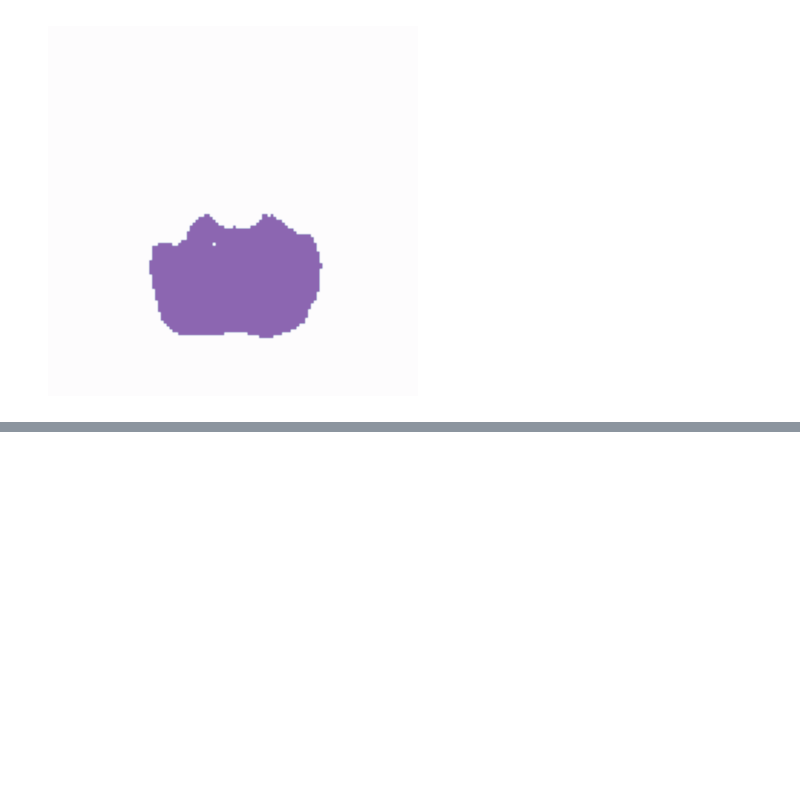
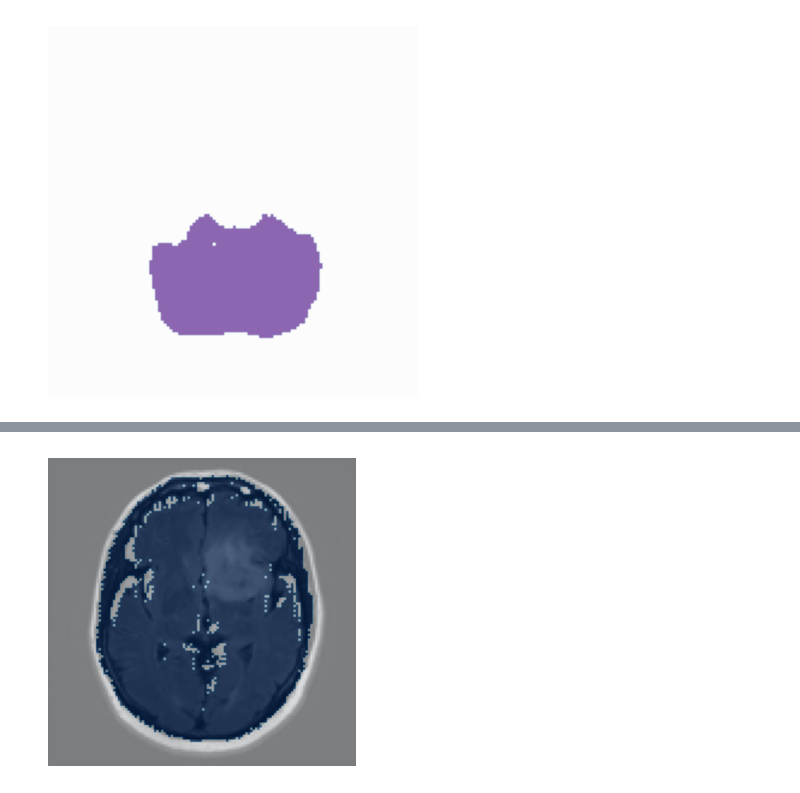
Before and after one commit to addaia/BLOB, a Jupyter notebook: skull_stripping.ipynb, the cells around one changed output, grey strips where cells are left out. Saved outputs shown, nothing was run; the diff lists cells and outputs as text; code cells hidden in the pictures; blank space fills up the shorter version.

Commit message:
skull strip model improvemnet

```diff
--- a/skull_stripping.ipynb
+++ b/skull_stripping.ipynb
@@ -288,0 +278,20 @@ Saved new mask to ./New_Mask_Testing\pituitary_tumor\image.png
+# %%
+# define angles manually
+angles = np.array([1,1,0,1,1,1,1,3,3,1,2,2,1,1,1,1,1,1,1,1,3,3,1,1,2,1,1,1,1,0,3,3,3,3,3,3,3,3,3,3,2,0,3,1,3,1,1,3,1,2,2,3,1,1,3,3,3,1,3,3,1,1,1,1,0,2,1,3,1,1,0,2,2,2,0,0,2,2,2,2])
+# %%
+# templates for training
+
+# initalise templates
+image_template_masks = []
+
+# iterate for angles
+for angle in angles:
+    # retrieve orientation
+    template_mask = intersection_masks[angle]
+
+    # append to list
+    image_template_masks.append(template_mask)
+
+# convert
+
+image_template_masks_array = np.array(image_template_masks)
@@ -288,0 +373,59 @@ Saved new mask to ./New_Mask_Testing\pituitary_tumor\image.png
+# %%
+def get_largest_blob_mask(predicted_mask_binary):
+    """
+    processes the predicted binary mask to keep only the largest connected component (blob).
+
+    parameters:
+    - predicted_mask_binary: A binary mask as a 2D numpy array.
+
+    returns:
+    - binary mask as a 2D numpy array with only the largest blob.
+    """
+    # label the connected components
+    labeled_array, num_features = label(predicted_mask_binary)
+
+    # find objects will give us the slice indexes of each blob
+    slice_indexes = find_objects(labeled_array)
+
+    # identify largest blob
+    largest_blob = 0
+    largest_area = 0
+    for i, slice_index in enumerate(slice_indexes):
+        area = np.product([s.stop - s.start for s in slice_index])
+        if area > largest_area:
+            largest_area = area
+            largest_blob = i + 1
+
+    # create a new mask with only the largest blob
+    largest_blob_mask = np.zeros_like(predicted_mask_binary)
+    largest_blob_mask[labeled_array == largest_blob] = 1
+
+    return largest_blob_mask
+
+
+
+# sample
+sample_image = images[46]
+sample_template_mask = image_template_masks_array[46]
+
+# preprocess
+sample_image_preprocessed = np.expand_dims(sample_image, axis=0)
+sample_template_mask_preprocessed = np.expand_dims(sample_template_mask, axis=0)
+
+# predict the mask using the model
+predicted_mask = model.predict([sample_image_preprocessed, sample_template_mask_preprocessed])
+predicted_mask_binary = (predicted_mask[0] > 0.5).astype(np.uint8)
+# Now get the binary mask with only the largest blob
+processed_mask = get_largest_blob_mask(predicted_mask_binary)
+
+
+# Visualization
+plt.figure(figsize=(4, 4))
+copy_mask = masks # convert to binary mask
+plt.imshow(images[46], cmap='gray')
+#plt.imshow(copy_mask[46], cmap='Purples', alpha=0.5)
+plt.imshow(processed_mask, cmap='Blues', alpha=0.5)
+
+plt.axis('off')  # Hide the axis
+plt.show()
+# %% [output]
@@ -288,0 +433 @@ Saved new mask to ./New_Mask_Testing\pituitary_tumor\image.png
+[figure, added]
```
Also changed, not shown: parts of 8 cells of this notebook.
